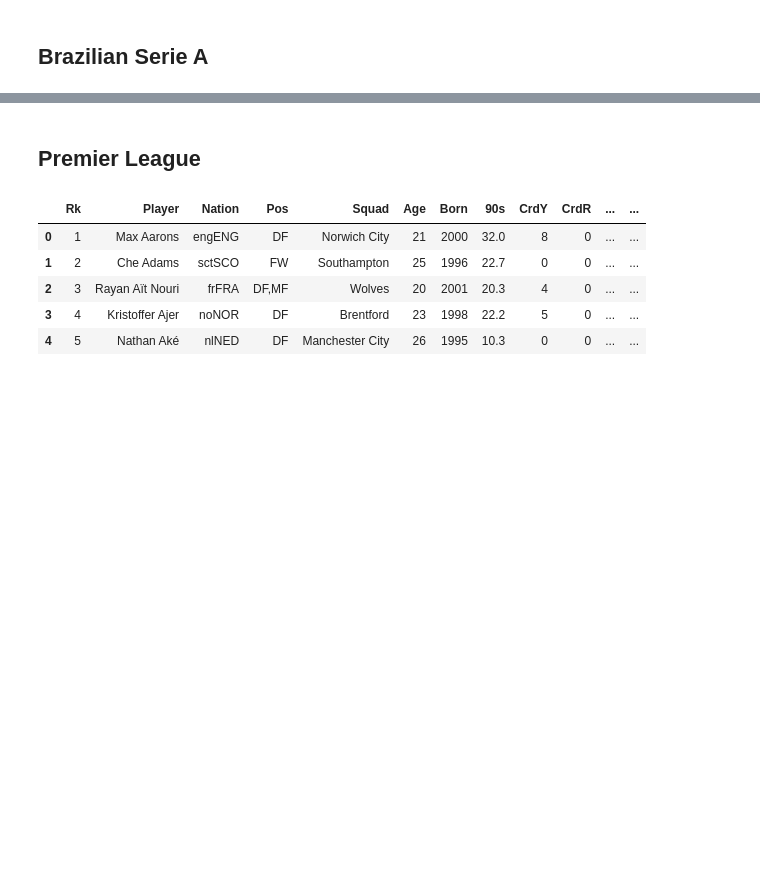
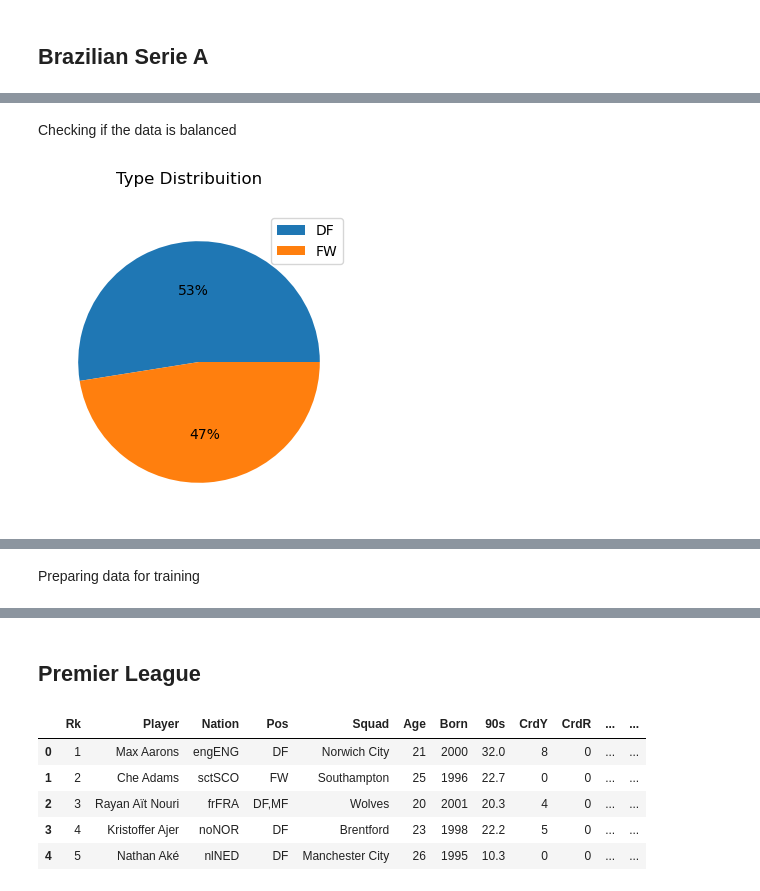
Before and after one commit to IsraelFPM/FootBall-EDA, a Jupyter notebook: PlayersAnalyses.ipynb, the cells around one changed output, grey strips where cells are left out. Saved outputs shown, nothing was run; the diff lists cells and outputs as text; code cells hidden in the pictures; blank space fills up the shorter version.

Commit message:
Updating Code and adding information for Statistical Inference

```diff
--- a/PlayersAnalyses.ipynb
+++ b/PlayersAnalyses.ipynb
@@ -170,0 +188,16 @@ plt.show()
+# %%
+# Filtering only players with a well know type
+stablished_players = df_Brasileirao_Players[df_Brasileirao_Players.Pos.str.match("FW|DF")].reset_index(
+    drop=True
+)
+# Dropping players with missing information
+stablished_players.drop(stablished_players.loc[stablished_players["Recov"].isna() == True].index, inplace=True)
+# Reseting Index
+stablished_players.reset_index(drop=True, inplace=True)
+# Setting Type 0 for all players
+stablished_players["Type"] = np.zeros(len(stablished_players), dtype=int)
+# Finding FW players
+FW_index = stablished_players.loc[stablished_players.Pos.str.match("FW")].index
+# Setting type 1 for FW players
+stablished_players.loc[FW_index, "Type"] = 1
+stablished_players.head()
@@ -170,0 +213,16 @@ plt.show()
+# %% [markdown]
+Checking if the data is balanced
+# %%
+label = ["DF", "FW"]
+perc = [len(stablished_players) - stablished_players["Type"].sum(), stablished_players["Type"].sum()]
+fig = plt.figure(figsize=(8, 4), dpi=100)
+fig.suptitle("Type Distribuition")
+
+plt.pie(
+    perc,
+    autopct="%0.f%%",
+)
+plt.legend(label)
+plt.show()
+# %% [output]
+[figure, added]
@@ -170,0 +230,2 @@ plt.show()
+# %% [markdown]
+Preparing data for training
```
Also changed, not shown: parts of 51 cells of this notebook, 7 other files.
